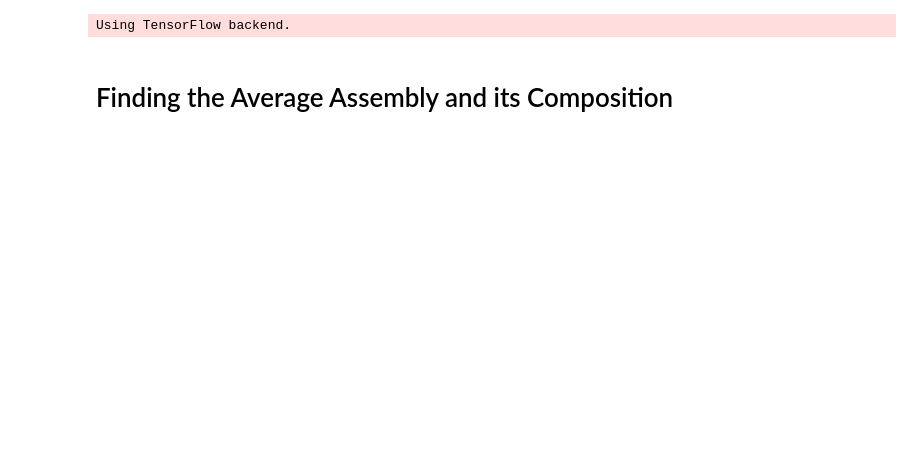
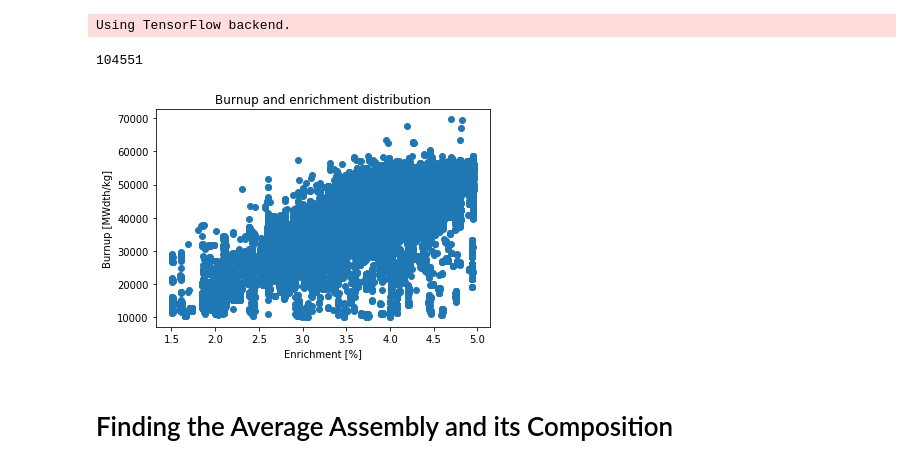
Before and after one commit to jbae11/depletion_rom, a Jupyter notebook: udb-sensitivity.ipynb, the cells around one changed output. Saved outputs shown, nothing was run; the diff lists cells and outputs as text; code cells hidden in the pictures; blank space fills up the shorter version.

```diff
--- a/udb-sensitivity.ipynb
+++ b/udb-sensitivity.ipynb
@@ -25,6 +25,22 @@ Using TensorFlow backend.
 # get sqlite cursor
 df = pd.read_csv('./curated.csv', index_col=0)
 df = df.loc[df['reactor_type'] == 'PWR']
+
+# only get assemblies with enrichment bigger than 1.5 and bunrup higher than 10,000
+df = df.loc[(df['init_enr'] > 1.5) & (df['bu'] > 10000)]
+len(df.index)
+# %% [output]
+104551
+# %%
+# visualize
+plt.scatter(df['init_enr'], df['bu'])
+plt.xlabel('Enrichment [%]')
+plt.ylabel('Burnup [MWdth/kg]')
+plt.title('Burnup and enrichment distribution')
+plt.savefig('./images/enr_bu.png', format='png')
+plt.show()
+# %% [output]
+[figure, added]
 # %% [markdown]
 # Finding the Average Assembly and its Composition
 # %%
```
Also changed, not shown: parts of 39 cells of this notebook.
